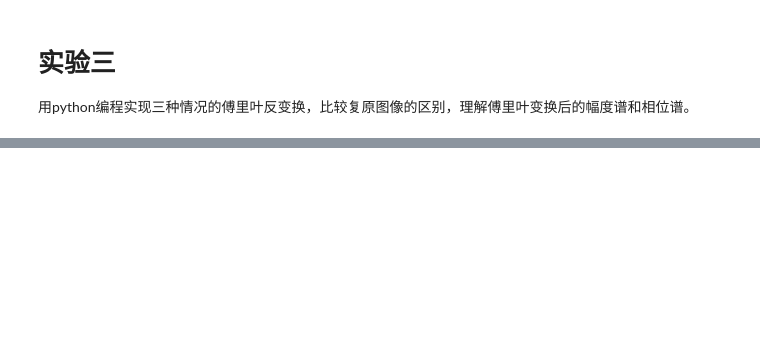
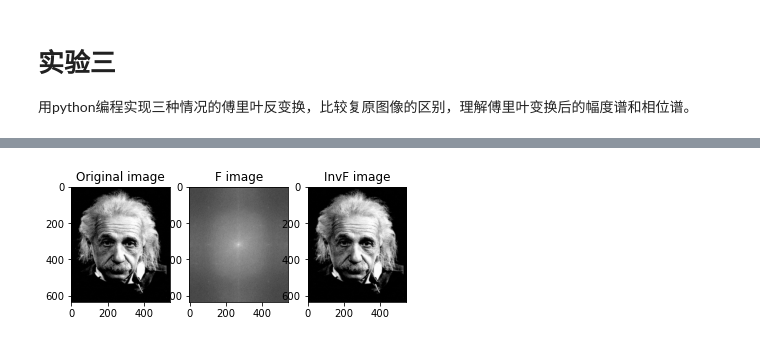
Before and after one commit to PanierPerce/Image, a Jupyter notebook: test3.ipynb, the cells around one changed output, grey strips where cells are left out. Cells and saved outputs as stored; diff of their text form; code cells hidden in the pictures; blank space fills up the shorter version.

```diff
--- a/test3.ipynb
+++ b/test3.ipynb
@@ -57,0 +54,19 @@ plt.show()
+# %%
+img = cv2.imread('greygraph.png', 0)
+# plt.imshow(img)
+# plt.show()
+
+f = np.fft.fft2(img)
+f_shift = np.fft.fftshift(f)
+img_re = np.log(np.abs(f_shift))
+
+i_shift = np.fft.ifftshift(f_shift)
+img_i = np.fft.ifft2(i_shift)
+img_i = np.abs(img_i)
+
+plt.subplot(131), plt.imshow(img, 'gray'), plt.title('Original image')
+plt.subplot(132), plt.imshow(img_re, 'gray'), plt.title('F image')
+plt.subplot(133), plt.imshow(img_i, 'gray'), plt.title('InvF image')
+plt.show()
+# %% [output]
+[figure, added]
```
Also changed, not shown: parts of 3 cells of this notebook.
